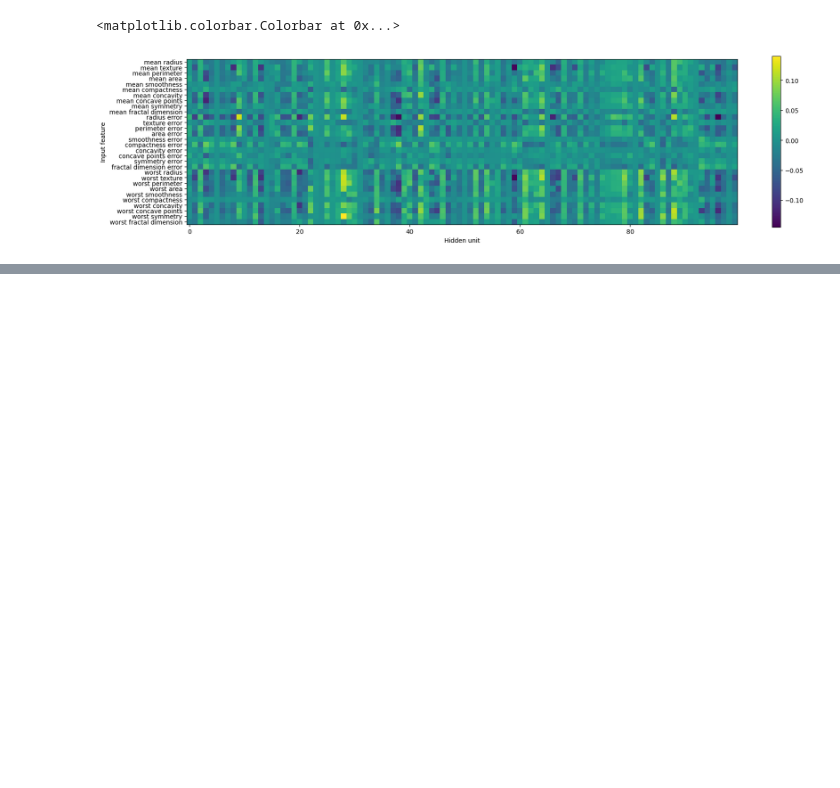
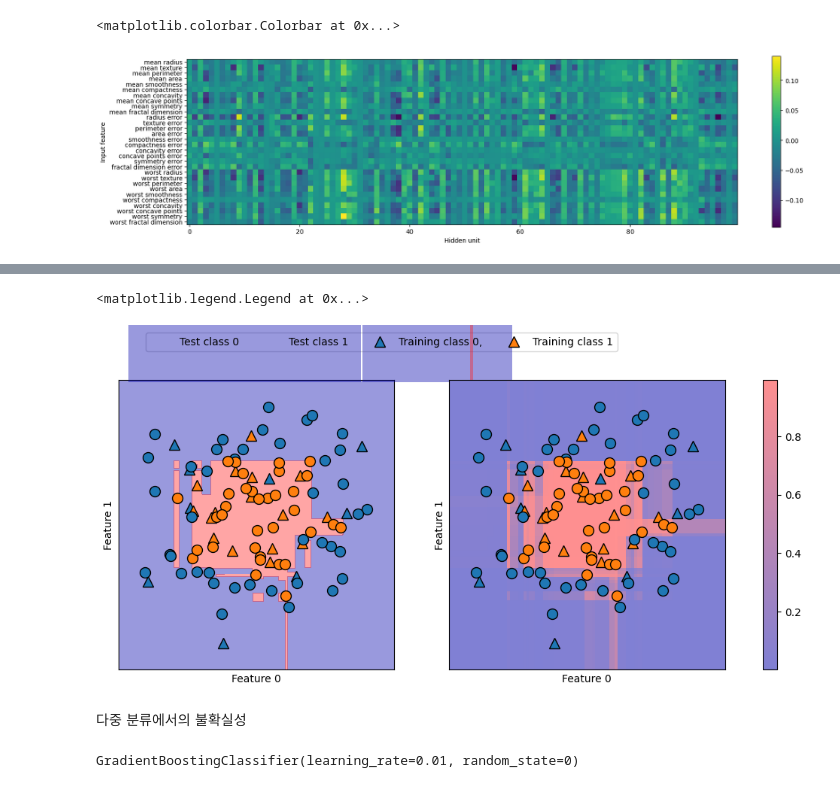
Before and after one commit to ChocoMintLover/Python_and_machine_learning, a Jupyter notebook: book_ml/chap2.ipynb, the cells around one changed output, grey strips where cells are left out. Drawn from its saved outputs; the diff is of its cells as text; code cells hidden in the pictures; blank space fills up the shorter version.

```diff
--- a/book_ml/chap2.ipynb
+++ b/book_ml/chap2.ipynb
@@ -1069,0 +1161,32 @@ plt.colorbar()
+# %%
+fig, axes = plt.subplots(1, 2, figsize=(13, 5))
+
+mglearn.tools.plot_2d_separator(
+    gbrt, X, ax=axes[0], alpha=.4, fill=True, cm=mglearn.cm2)
+scores_image = mglearn.tools.plot_2d_scores(
+    gbrt, X, ax=axes[1], alpha=.5, cm=mglearn.ReBl, function='predict_proba')
+for ax in axes:
+    mglearn.discrete_scatter(X_test[:, 0], X_test[:, 1], y_test, markers='^', ax=ax)
+    mglearn.discrete_scatter(X_train[:, 0], X_train[:, 1], y_train, markers='o', ax=ax)
+    ax.set_xlabel("Feature 0")
+    ax.set_ylabel("Feature 1")
+
+cbar = plt.colorbar(scores_image, ax=axes.tolist())
+cbar.set_alpha(1)
+fig.draw_without_rendering()
+axes[0].legend(["Test class 0", "Test class 1", "Training class 0,", "Training class 1"], ncol=4, loc=(.1, 1.1))
+# %% [output]
+<matplotlib.legend.Legend at 0x...>
+[figure, added]
+# %% [markdown]
+다중 분류에서의 불확실성
+# %%
+from sklearn.datasets import load_iris
+
+iris = load_iris()
+X_train, X_test, y_train, y_test = train_test_split(iris.data, iris.target, random_state=42)
+
+gbrt = GradientBoostingClassifier(learning_rate=0.01, random_state=0)
+gbrt.fit(X_train, y_train)
+# %% [output]
+GradientBoostingClassifier(learning_rate=0.01, random_state=0)
```
Also changed, not shown: parts of 14 cells of this notebook, 5 other files.
